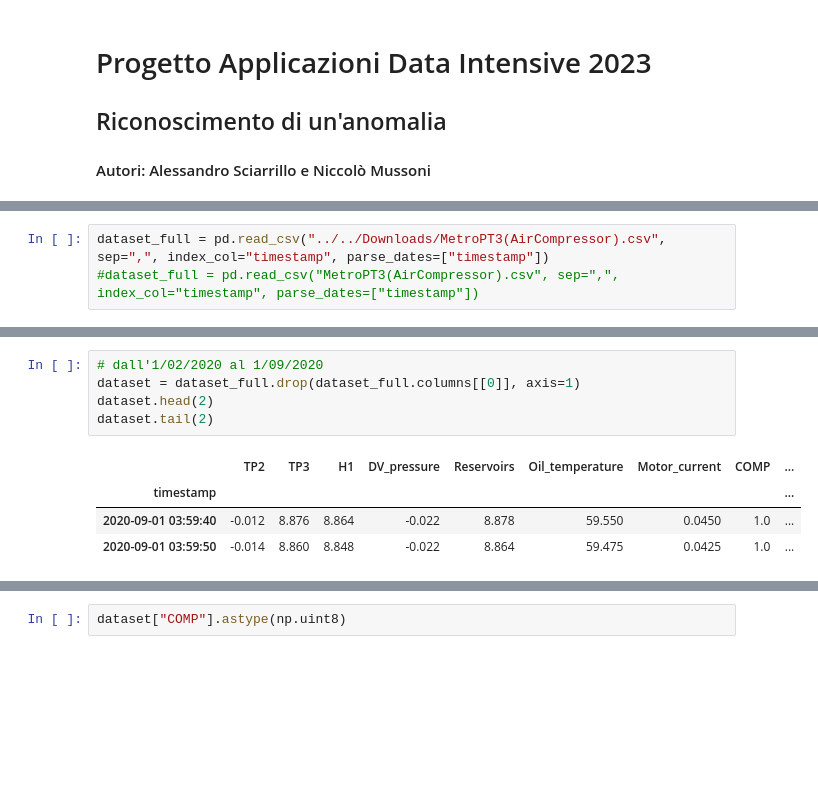
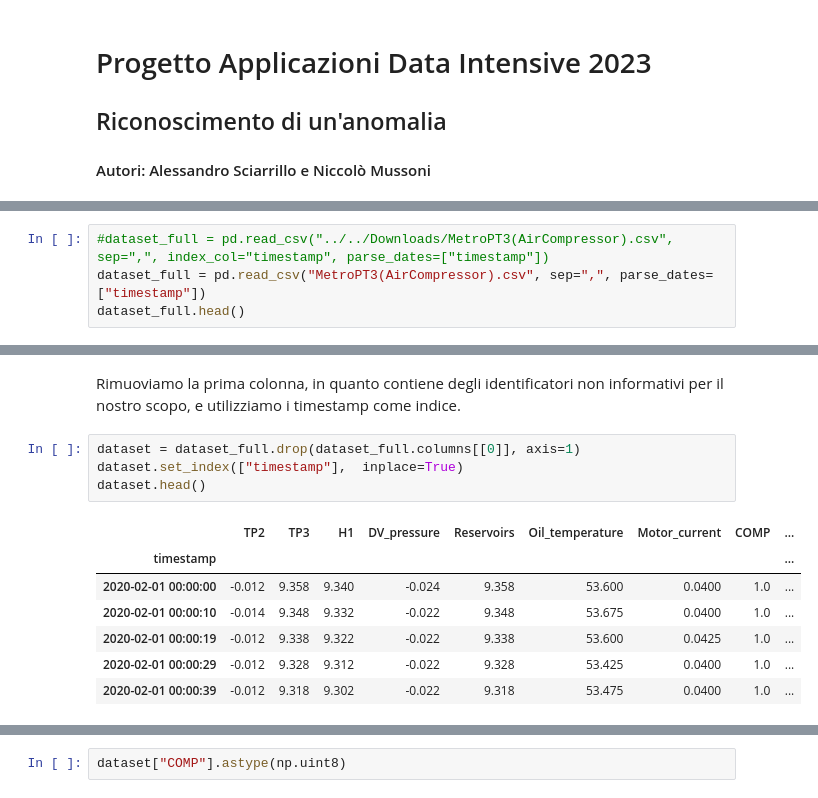
Before and after one commit to AlessandroSciarrillo/DIA-project, a Jupyter notebook: test_metro3.ipynb, the cells around one changed output, grey strips where cells are left out. Cells and saved outputs as stored; diff of their text form; blank space fills up the shorter version.

```diff
--- a/test_metro3.ipynb
+++ b/test_metro3.ipynb
@@ -17,3 +30,4 @@ from sklearn.pipeline import Pipeline
 # %%
-dataset_full = pd.read_csv("../../Downloads/MetroPT3(AirCompressor).csv", sep=",", index_col="timestamp", parse_dates=["timestamp"])
-#dataset_full = pd.read_csv("MetroPT3(AirCompressor).csv", sep=",", index_col="timestamp", parse_dates=["timestamp"])
+#dataset_full = pd.read_csv("../../Downloads/MetroPT3(AirCompressor).csv", sep=",", index_col="timestamp", parse_dates=["timestamp"])
+dataset_full = pd.read_csv("MetroPT3(AirCompressor).csv", sep=",", parse_dates=["timestamp"])
+dataset_full.head()
@@ -20,10 +41,14 @@ dataset_full = pd.read_csv("../../Downloads/MetroPT3(AirCompressor).csv", sep=",
+# %% [markdown]
+Rimuoviamo la prima colonna, in quanto contiene degli identificatori non informativi per il nostro scopo, e utilizziamo i timestamp come indice.
 # %%
-# dall'1/02/2020 al 1/09/2020
 dataset = dataset_full.drop(dataset_full.columns[[0]], axis=1)
-dataset.head(2)
-dataset.tail(2)
+dataset.set_index(["timestamp"],  inplace=True)
+dataset.head()
 # %% [output]
 |  | TP2 | TP3 | H1 | DV_pressure | Reservoirs | Oil_temperature | Motor_current | COMP | ... |
 | timestamp |  |  |  |  |  |  |  |  | ... |
-| 2020-09-01 03:59:40 | -0.012 | 8.876 | 8.864 | -0.022 | 8.878 | 59.550 | 0.0450 | 1.0 | ... |
-| 2020-09-01 03:59:50 | -0.014 | 8.860 | 8.848 | -0.022 | 8.864 | 59.475 | 0.0425 | 1.0 | ... |
+| 2020-02-01 00:00:00 | -0.012 | 9.358 | 9.340 | -0.024 | 9.358 | 53.600 | 0.0400 | 1.0 | ... |
+| 2020-02-01 00:00:10 | -0.014 | 9.348 | 9.332 | -0.022 | 9.348 | 53.675 | 0.0400 | 1.0 | ... |
+| 2020-02-01 00:00:19 | -0.012 | 9.338 | 9.322 | -0.022 | 9.338 | 53.600 | 0.0425 | 1.0 | ... |
+| 2020-02-01 00:00:29 | -0.012 | 9.328 | 9.312 | -0.022 | 9.328 | 53.425 | 0.0400 | 1.0 | ... |
+| 2020-02-01 00:00:39 | -0.012 | 9.318 | 9.302 | -0.022 | 9.318 | 53.475 | 0.0400 | 1.0 | ... |
```
Also changed, not shown: parts of 34 cells of this notebook, 1 other file.
